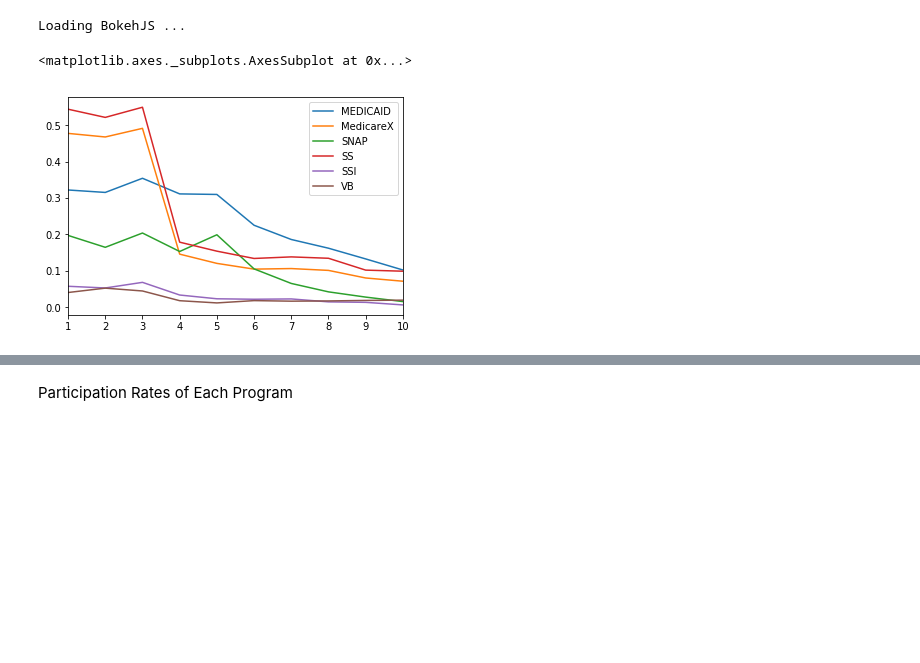
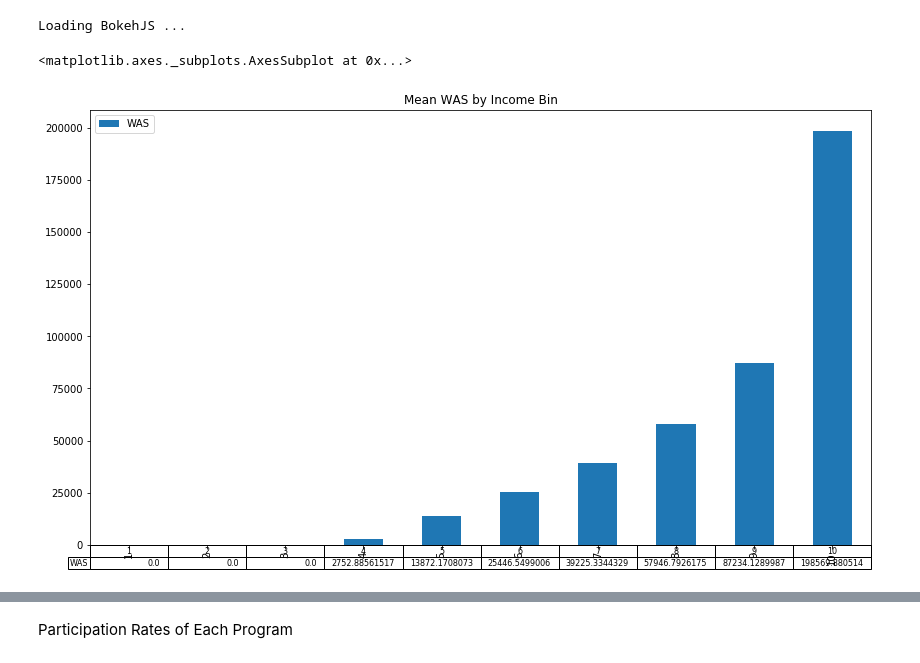
Before and after one commit to andersonfrailey/Notebook-Uploads, a Jupyter notebook: Benefit Plots.ipynb, the cells around one changed output, grey strips where cells are left out. Cells and saved outputs as stored; diff of their text form; code cells hidden in the pictures; blank space fills up the shorter version.

```diff
--- a/Benefit Plots.ipynb
+++ b/Benefit Plots.ipynb
@@ -29,6 +29,15 @@ cps_grouped = pd.DataFrame(cps.groupby('bins', as_index=False).apply(utils.weigh
 # %%
 cps_sums = pd.DataFrame(cps.groupby('bins', as_index=False).apply(utils.weighted_sum, 'tot_benefits'))
 cps_sums.index = [x for x in range(1,11)]
+# %%
+# Mean wage in each income bin
+cps_was = pd.DataFrame(cps.groupby('bins', as_index=False).apply(utils.weighted_mean, 'WAS'))
+cps_was.index = [x for x in range(1, 11)]
+cps_was.columns = ['WAS']
+cps_was.plot(kind='bar', figsize=(14,8), title='Mean WAS by Income Bin', table=True)
+# %% [output]
+<matplotlib.axes._subplots.AxesSubplot at 0x...>
+[figure, added]
 # %%
 benefits = {'SSI': [], 'SNAP': [], 'SS': [], 'VB': [], 'MEDICAID': [], 'MedicareX': []}
 for i in range(1, 11):
@@ -37,11 +46,6 @@ for i in range(1, 11):
         benefits[item].append(pct)
 benefits = pd.DataFrame.from_dict(benefits)
 benefits.index = [x for x in range(1, 11)]
-# %%
-benefits.plot(sharex=True, sharey=True)
-# %% [output]
-<matplotlib.axes._subplots.AxesSubplot at 0x...>
-[figure, removed]
 # %%
 fig = figure(title='Participation Rates by Bin')
 colors = ['red', 'blue', 'orange', 'green', 'purple', 'pink']
```
Also changed, not shown: parts of 18 cells of this notebook.
